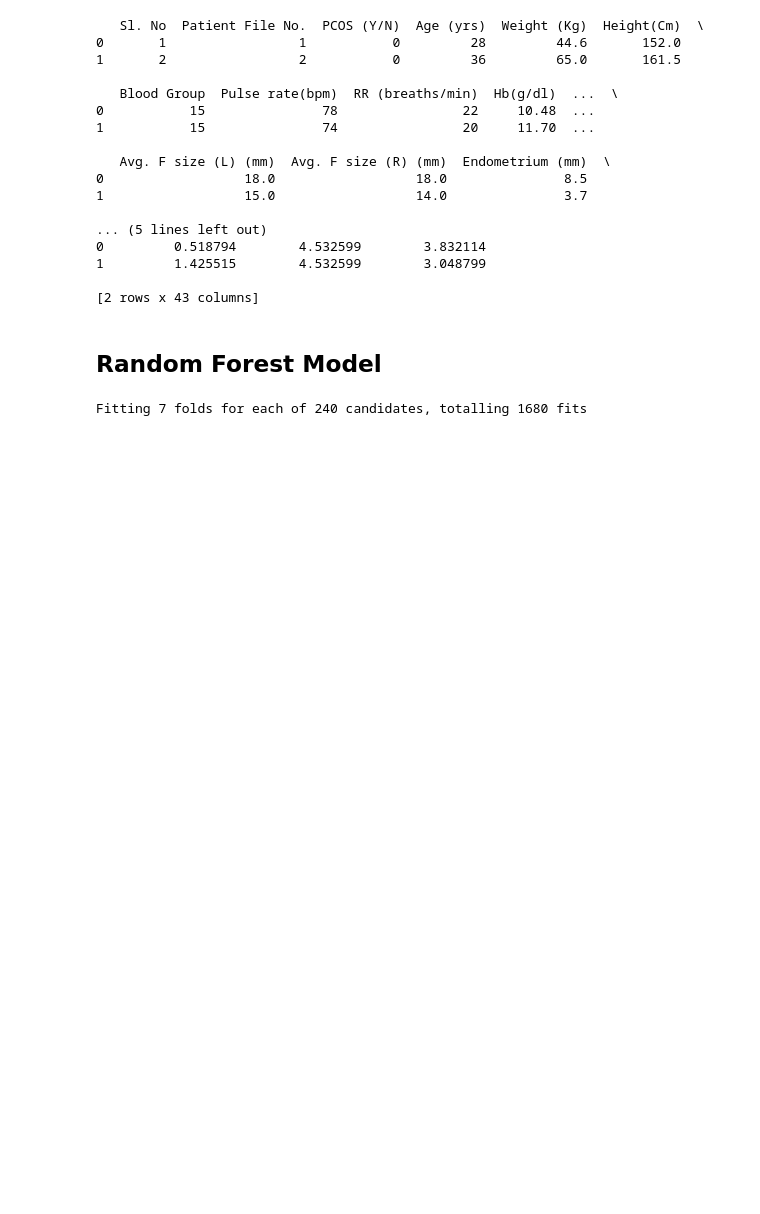
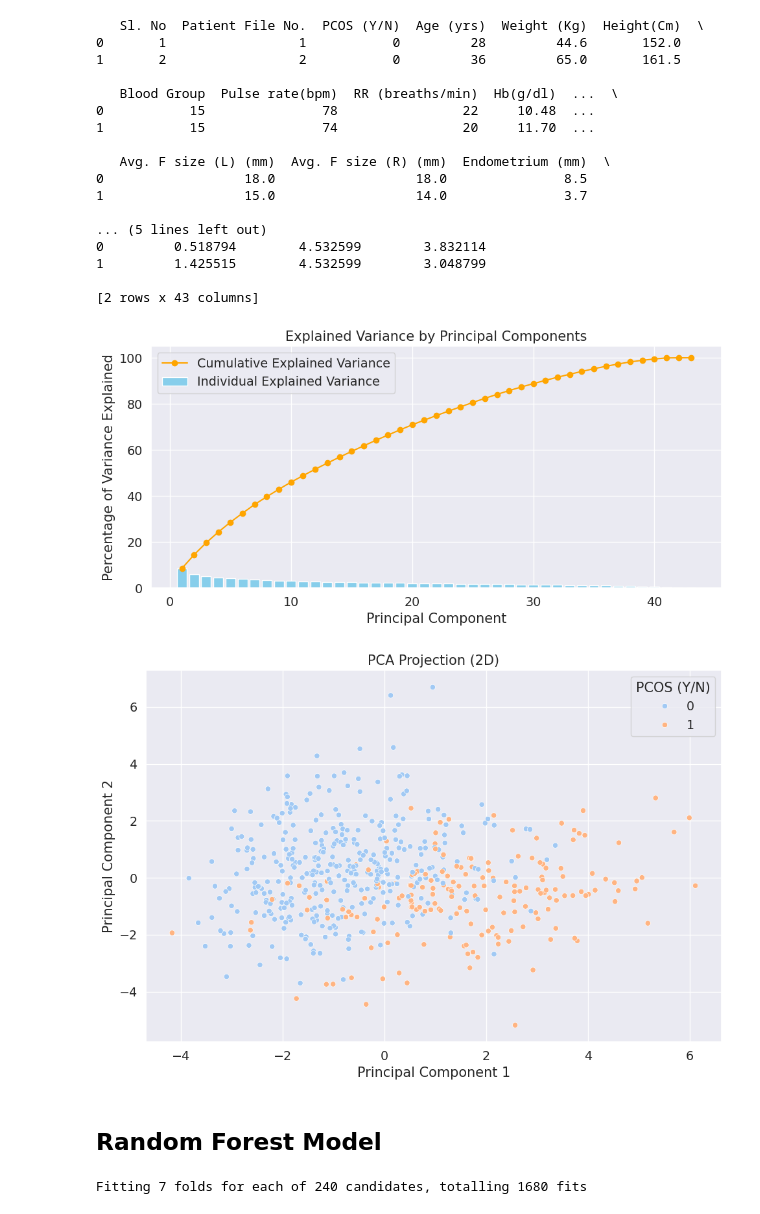
Before and after one commit to Mutariian/deep-learning-roadmap, a Jupyter notebook: PCOS_Detection.ipynb, the cells around one changed output. Drawn from its saved outputs; the diff is of its cells as text; code cells hidden in the pictures; blank space fills up the shorter version.

```diff
--- a/PCOS_Detection.ipynb
+++ b/PCOS_Detection.ipynb
@@ -652,6 +518,57 @@ print(data.head(2))
 1         1.425515        4.532599        3.048799
 
 [2 rows x 43 columns]
+# %%
+import pandas as pd
+from sklearn.preprocessing import StandardScaler
+from sklearn.decomposition import PCA
+import matplotlib.pyplot as plt
+import seaborn as sns
+
+# Identify variable types
+categorical_cols = data.select_dtypes(include=["object", "category", "bool"]).columns.tolist()
+numerical_cols = data.select_dtypes(include=["int64", "float64"]).columns.tolist()
+
+# Drop target and ID columns from features
+features = data.drop(columns=["PCOS (Y/N)", "Sl. No", "Patient File No."])
+
+# Convert categorical to dummies
+features_encoded = pd.get_dummies(features, drop_first=True)
+
+# Standardize the features
+X_scaled = StandardScaler().fit_transform(features_encoded)
+
+# Run PCA
+pca = PCA(n_components=None)
+X_pca_full = pca.fit_transform(X_scaled)
+
+# Explained variance for all components
+explained_variance = pca.explained_variance_ratio_
+cumulative_variance = explained_variance.cumsum()
+
+# Plot: Percentage of variance explained by each component
+plt.figure(figsize=(10, 5))
+plt.bar(range(1, len(explained_variance)+1), explained_variance * 100, color='skyblue', label='Individual Explained Variance')
+plt.plot(range(1, len(cumulative_variance)+1), cumulative_variance * 100, marker='o', color='orange', label='Cumulative Explained Variance')
+plt.title('Explained Variance by Principal Components')
+plt.xlabel('Principal Component')
+plt.ylabel('Percentage of Variance Explained')
+plt.legend()
+plt.grid(True)
+plt.tight_layout()
+plt.show()
+
+# Scatter plot using first two components
+plt.figure(figsize=(10, 7))
+sns.scatterplot(x=X_pca_full[:, 0], y=X_pca_full[:, 1], hue=data["PCOS (Y/N)"], palette="pastel")
+plt.title("PCA Projection (2D)")
+plt.xlabel("Principal Component 1")
+plt.ylabel("Principal Component 2")
+plt.tight_layout()
+plt.show()
+# %% [output]
+[figure, added]
+[figure, added]
 # %% [markdown]
 ## Random Forest Model
 # %%
```
Also changed, not shown: parts of 24 cells of this notebook.
